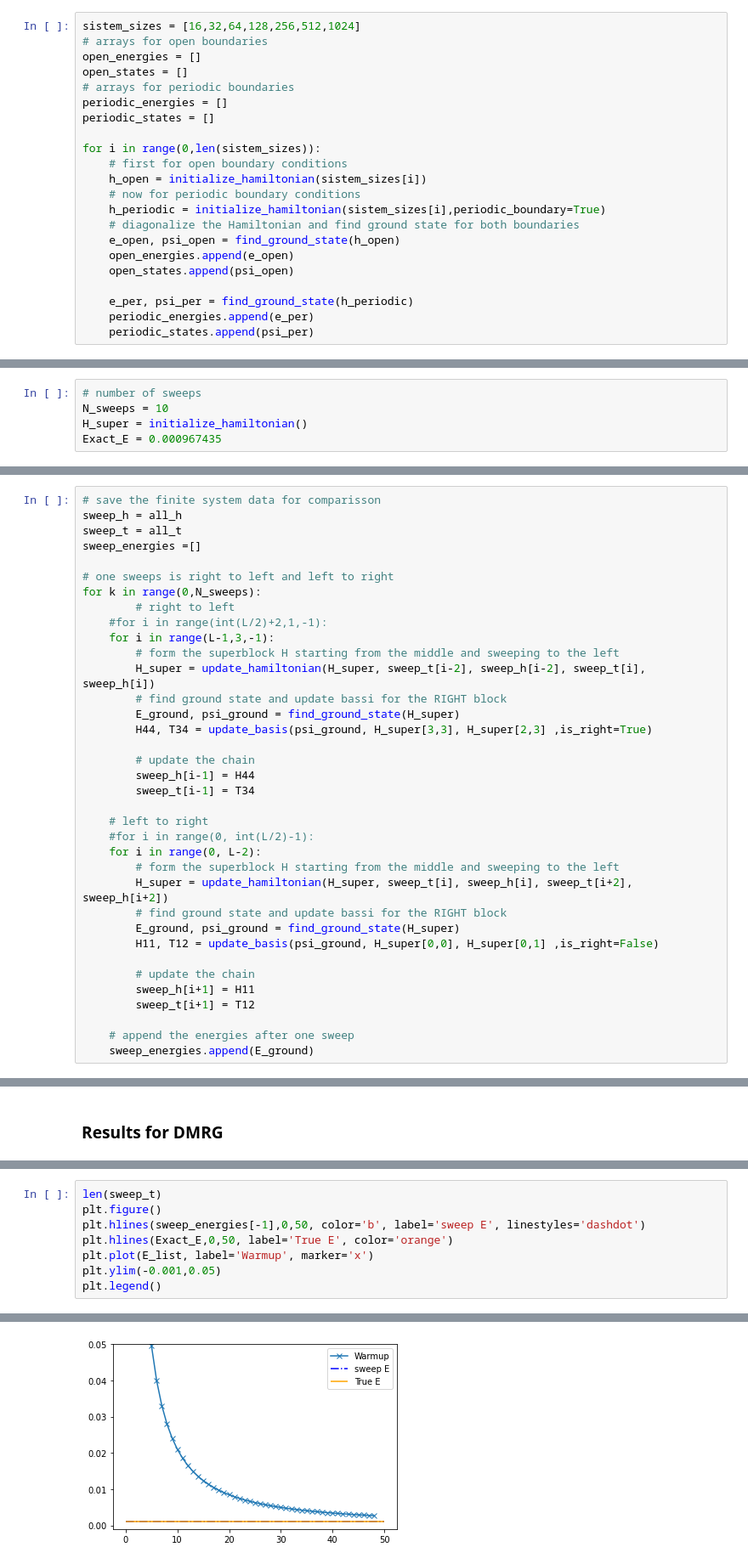
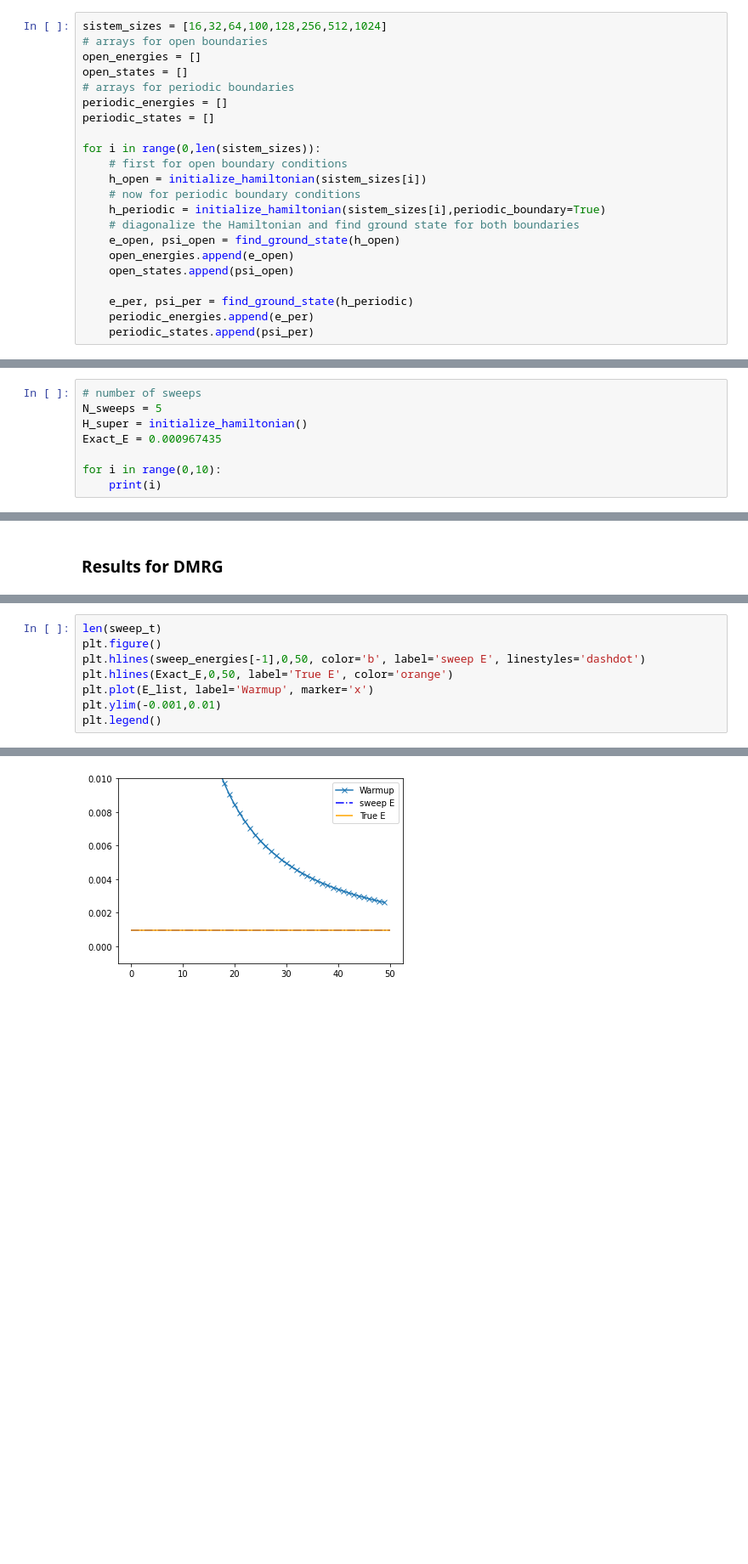
Before and after one commit to Ssalazar12/Physics, a Jupyter notebook: DMRG/Proyect_1.ipynb, the cells around one changed output, grey strips where cells are left out. Shown: that part at 85% size. Cells and saved outputs as stored; diff of their text form; blank space fills up the shorter version.

```diff
--- a/DMRG/Proyect_1.ipynb
+++ b/DMRG/Proyect_1.ipynb
@@ -309,7 +315,7 @@ def error_function(true_value, calculated_value):
 
 We now compute the exact ground state for systems of increasing sizes. We do this by diagonalizing the discretized hamiltonian
 # %%
-sistem_sizes = [16,32,64,128,256,512,1024]
+sistem_sizes = [16,32,64,100,128,256,512,1024]
 # arrays for open boundaries
 open_energies = []
 open_states = []
@@ -440,6 +423,9 @@ plt.scatter(Lspace,np.power(psi,2))
 **Finite Algorithm Phase**
 # %%
 # number of sweeps
-N_sweeps = 10
+N_sweeps = 5
 H_super = initialize_hamiltonian()
 Exact_E = 0.000967435
+
+for i in range(0,10):
+    print(i)
@@ -511,36 +491,0 @@ for i in range(5,0,-1):
-# %%
-# save the finite system data for comparisson
-sweep_h = all_h
-sweep_t = all_t
-sweep_energies =[]
-
-# one sweeps is right to left and left to right
-for k in range(0,N_sweeps):
-        # right to left
-    #for i in range(int(L/2)+2,1,-1):
-    for i in range(L-1,3,-1):
-        # form the superblock H starting from the middle and sweeping to the left
-        H_super = update_hamiltonian(H_super, sweep_t[i-2], sweep_h[i-2], sweep_t[i], sweep_h[i])
-        # find ground state and update bassi for the RIGHT block
-        E_ground, psi_ground = find_ground_state(H_super)
-        H44, T34 = update_basis(psi_ground, H_super[3,3], H_super[2,3] ,is_right=True)
-
-        # update the chain
-        sweep_h[i-1] = H44
-        sweep_t[i-1] = T34
-
-    # left to right
-    #for i in range(0, int(L/2)-1):
-    for i in range(0, L-2):
-        # form the superblock H starting from the middle and sweeping to the left
-        H_super = update_hamiltonian(H_super, sweep_t[i], sweep_h[i], sweep_t[i+2], sweep_h[i+2])
-        # find ground state and update bassi for the RIGHT block
-        E_ground, psi_ground = find_ground_state(H_super)
-        H11, T12 = update_basis(psi_ground, H_super[0,0], H_super[0,1] ,is_right=False)
-
-        # update the chain
-        sweep_h[i+1] = H11
-        sweep_t[i+1] = T12
-
-    # append the energies after one sweep
-    sweep_energies.append(E_ground)
@@ -571,14 +541,14 @@ plt.legend()
 # %%
 len(sweep_t)
 plt.figure()
 plt.hlines(sweep_energies[-1],0,50, color='b', label='sweep E', linestyles='dashdot')
 plt.hlines(Exact_E,0,50, label='True E', color='orange')
 plt.plot(E_list, label='Warmup', marker='x')
-plt.ylim(-0.001,0.05)
+plt.ylim(-0.001,0.01)
 plt.legend()
 # %% [output]
 <matplotlib.legend.Legend at 0x...>
-[figure, old version]
+[figure, new version]
 # %%
 print(Exact_E)
 sweep_energies
```
Also changed, not shown: parts of 21 cells of this notebook.
